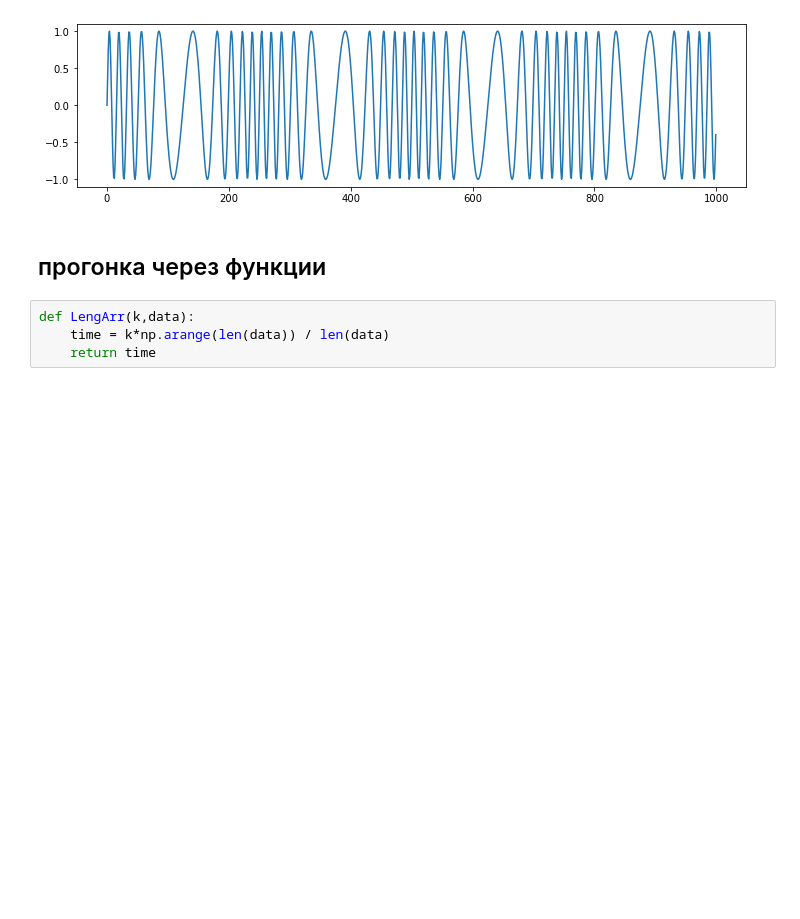
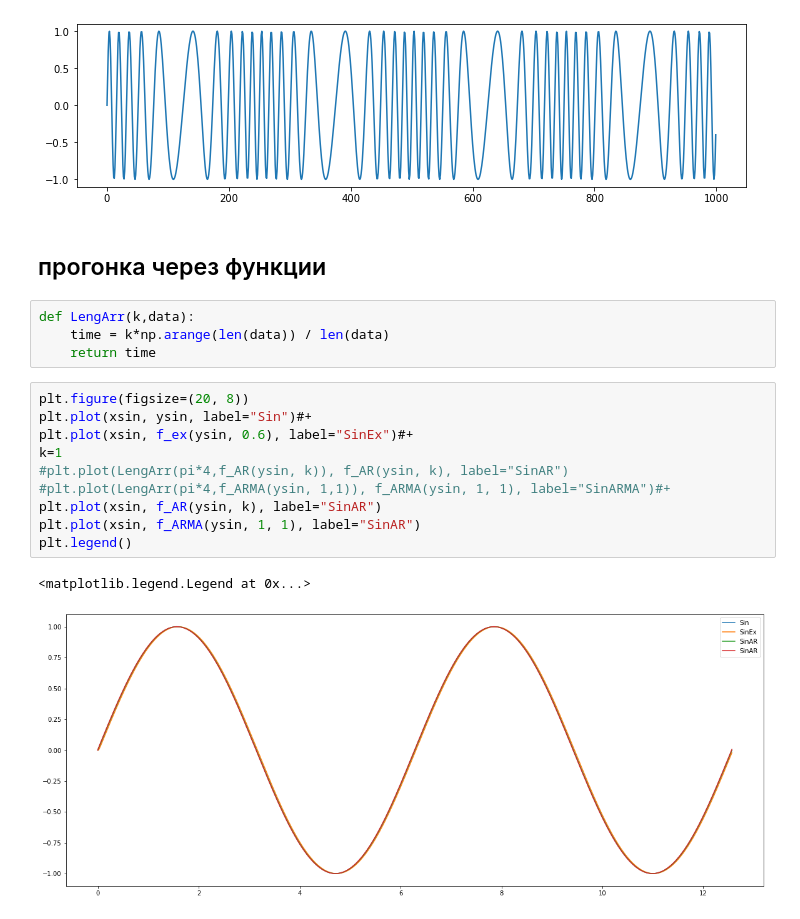
Before and after one commit to Max25112/PythonApplication1, a Jupyter notebook: PythonApplication1/p2.ipynb, the cells around one changed output. Drawn from its saved outputs; the diff is of its cells as text; blank space fills up the shorter version.

```diff
--- a/PythonApplication1/p2.ipynb
+++ b/PythonApplication1/p2.ipynb
@@ -141,3 +143,16 @@ len(yFreq)
 def LengArr(k,data):
     time = k*np.arange(len(data)) / len(data)
     return time
+# %%
+plt.figure(figsize=(20, 8))
+plt.plot(xsin, ysin, label="Sin")#+
+plt.plot(xsin, f_ex(ysin, 0.6), label="SinEx")#+
+k=1
+#plt.plot(LengArr(pi*4,f_AR(ysin, k)), f_AR(ysin, k), label="SinAR")
+#plt.plot(LengArr(pi*4,f_ARMA(ysin, 1,1)), f_ARMA(ysin, 1, 1), label="SinARMA")#+
+plt.plot(xsin, f_AR(ysin, k), label="SinAR")
+plt.plot(xsin, f_ARMA(ysin, 1, 1), label="SinAR")
+plt.legend()
+# %% [output]
+<matplotlib.legend.Legend at 0x...>
+[figure, added]
```
Also changed, not shown: parts of 23 cells of this notebook.
